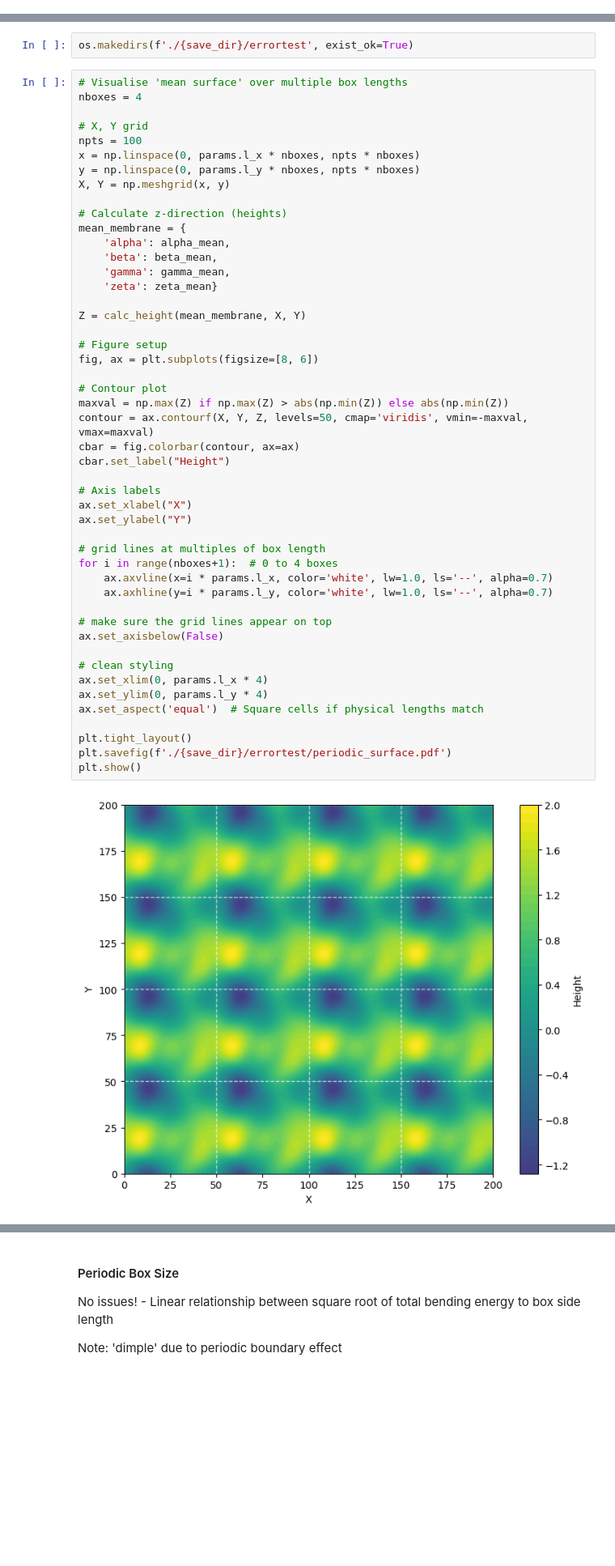
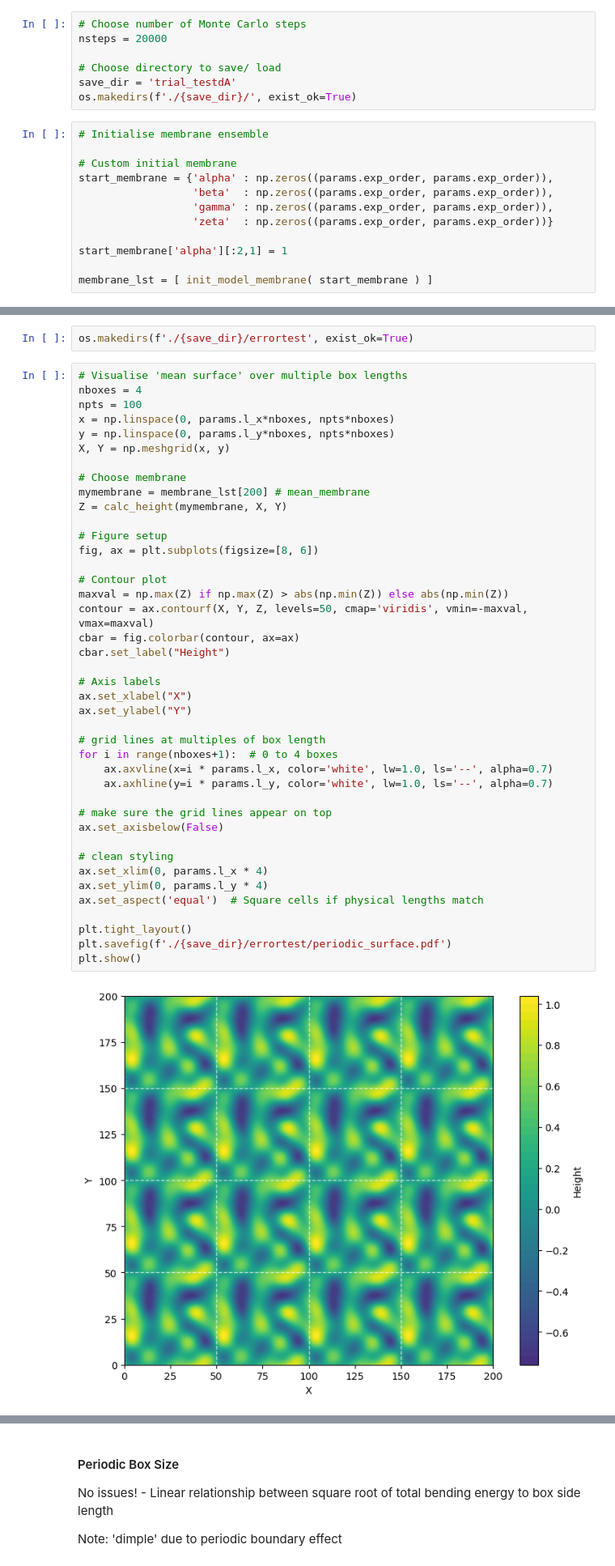
Before and after one commit to ralph-holden/mem_curve, a Jupyter notebook: gen_membrane/gen_mem.ipynb, the cells around one changed output, grey strips where cells are left out. Shown at 81% size. Saved outputs shown, nothing was run; the diff lists cells and outputs as text; blank space fills up the shorter version.

```diff
--- a/gen_membrane/gen_mem.ipynb
+++ b/gen_membrane/gen_mem.ipynb
@@ -62,0 +32,19 @@ print(bending_energy)
+# %%
+# Choose number of Monte Carlo steps
+nsteps = 20000
+
+# Choose directory to save/ load
+save_dir = 'trial_testdA'
+os.makedirs(f'./{save_dir}/', exist_ok=True)
+# %%
+# Initialise membrane ensemble
+
+# Custom initial membrane
+start_membrane = {'alpha' : np.zeros((params.exp_order, params.exp_order)),
+                  'beta'  : np.zeros((params.exp_order, params.exp_order)),
+                  'gamma' : np.zeros((params.exp_order, params.exp_order)),
+                  'zeta'  : np.zeros((params.exp_order, params.exp_order))}
+
+start_membrane['alpha'][:2,1] = 1
+
+membrane_lst = [ init_model_membrane( start_membrane ) ]
@@ -459,53 +448,46 @@ os.makedirs(f'./{save_dir}/errortest', exist_ok=True)
 # %%
 # Visualise 'mean surface' over multiple box lengths
 nboxes = 4
-
-# X, Y grid
 npts = 100
-x = np.linspace(0, params.l_x * nboxes, npts * nboxes)
-y = np.linspace(0, params.l_y * nboxes, npts * nboxes)
+x = np.linspace(0, params.l_x*nboxes, npts*nboxes)
+y = np.linspace(0, params.l_y*nboxes, npts*nboxes)
 X, Y = np.meshgrid(x, y)
 
-# Calculate z-direction (heights)
-mean_membrane = {
-    'alpha': alpha_mean,
-    'beta': beta_mean,
-    'gamma': gamma_mean,
-    'zeta': zeta_mean}
-
-Z = calc_height(mean_membrane, X, Y)
+# Choose membrane
+mymembrane = membrane_lst[200] # mean_membrane
+Z = calc_height(mymembrane, X, Y)
 
 # Figure setup
 fig, ax = plt.subplots(figsize=[8, 6])
 
 # Contour plot
 maxval = np.max(Z) if np.max(Z) > abs(np.min(Z)) else abs(np.min(Z))
 contour = ax.contourf(X, Y, Z, levels=50, cmap='viridis', vmin=-maxval, vmax=maxval)
 cbar = fig.colorbar(contour, ax=ax)
 cbar.set_label("Height")
 
 # Axis labels
 ax.set_xlabel("X")
 ax.set_ylabel("Y")
 
 # grid lines at multiples of box length
 for i in range(nboxes+1):  # 0 to 4 boxes
     ax.axvline(x=i * params.l_x, color='white', lw=1.0, ls='--', alpha=0.7)
     ax.axhline(y=i * params.l_y, color='white', lw=1.0, ls='--', alpha=0.7)
 
 # make sure the grid lines appear on top
 ax.set_axisbelow(False)
 
 # clean styling
 ax.set_xlim(0, params.l_x * 4)
 ax.set_ylim(0, params.l_y * 4)
 ax.set_aspect('equal')  # Square cells if physical lengths match
 
 plt.tight_layout()
 plt.savefig(f'./{save_dir}/errortest/periodic_surface.pdf')
 plt.show()
 # %% [output]
-[figure, old version]
+[figure, new version]
 # %% [markdown]
 #### Periodic box boundary position!
 
```
Also changed, not shown: parts of 14 cells of this notebook, 1 other file.
